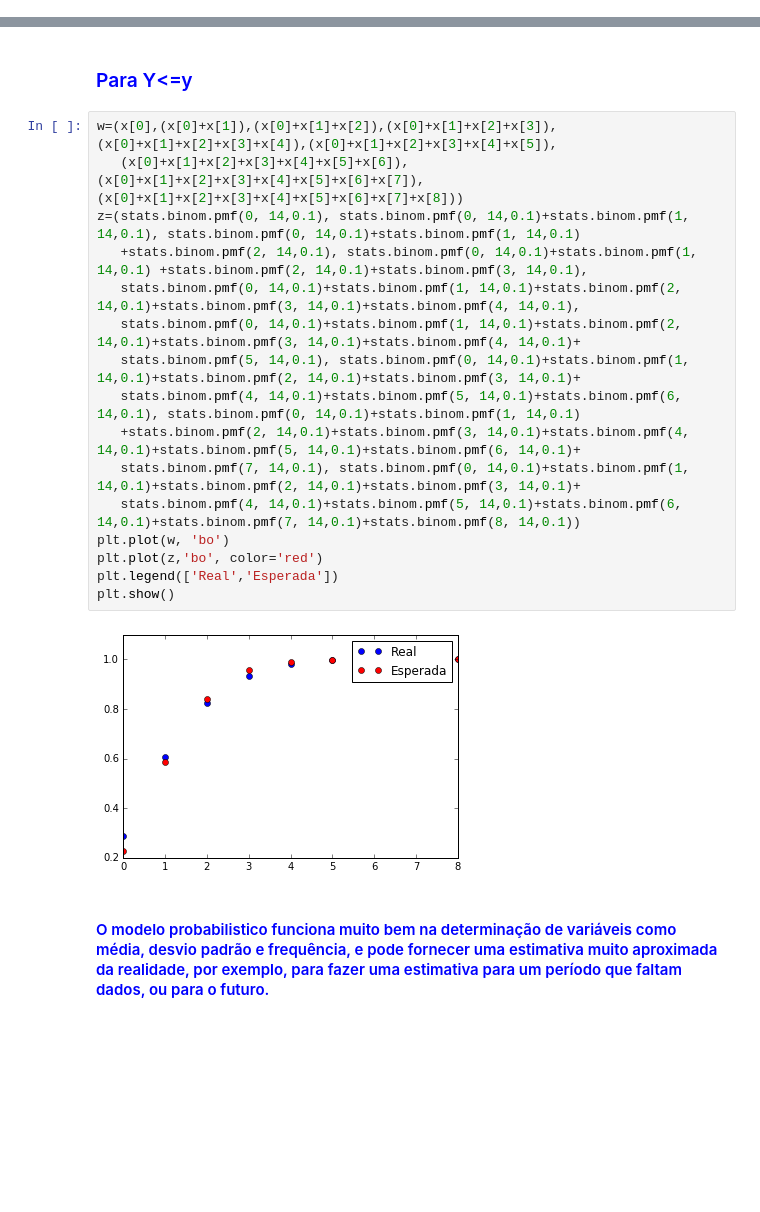
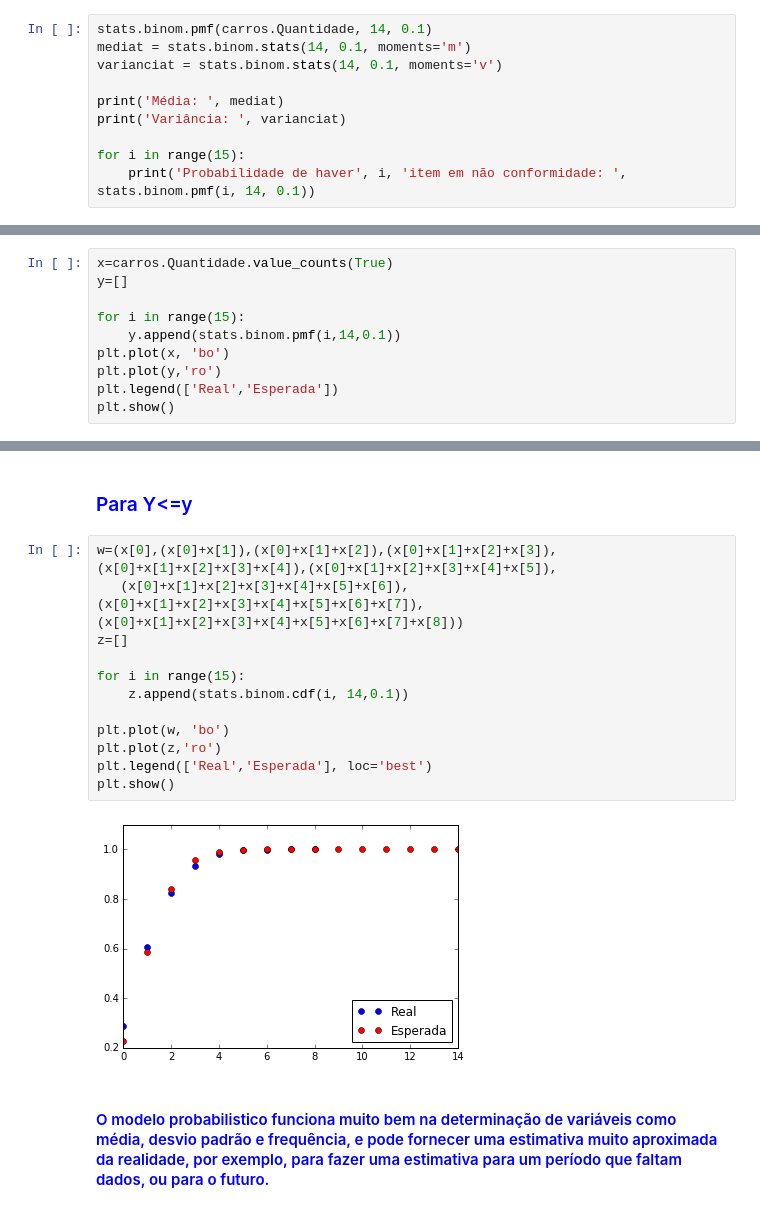
Before and after one commit to eduardotp1/CD, a Jupyter notebook: Modelos-Probabilisticos-Eduardo-Tirta-e-Vitória-Camilo-Turma-C.ipynb, the cells around one changed output, grey strips where cells are left out. Saved outputs shown, nothing was run; the diff lists cells and outputs as text; blank space fills up the shorter version.

```diff
--- a/Modelos-Probabilisticos-Eduardo-Tirta-e-Vitória-Camilo-Turma-C.ipynb
+++ b/Modelos-Probabilisticos-Eduardo-Tirta-e-Vitória-Camilo-Turma-C.ipynb
@@ -153,0 +113,10 @@ Probabilidade de haver 14 item em não conformidade:  1e-14
+# %%
+stats.binom.pmf(carros.Quantidade, 14, 0.1)
+mediat = stats.binom.stats(14, 0.1, moments='m')
+varianciat = stats.binom.stats(14, 0.1, moments='v')
+
+print('Média: ', mediat)
+print('Variância: ', varianciat)
+
+for i in range(15):
+    print('Probabilidade de haver', i, 'item em não conformidade: ', stats.binom.pmf(i, 14, 0.1))
@@ -165,0 +143,10 @@ plt.show()
+# %%
+x=carros.Quantidade.value_counts(True)
+y=[]
+
+for i in range(15):
+    y.append(stats.binom.pmf(i,14,0.1))
+plt.plot(x, 'bo')
+plt.plot(y,'ro')
+plt.legend(['Real','Esperada'])
+plt.show()
@@ -168,21 +157,17 @@ plt.show()
 # %%
 w=(x[0],(x[0]+x[1]),(x[0]+x[1]+x[2]),(x[0]+x[1]+x[2]+x[3]),(x[0]+x[1]+x[2]+x[3]+x[4]),(x[0]+x[1]+x[2]+x[3]+x[4]+x[5]),
    (x[0]+x[1]+x[2]+x[3]+x[4]+x[5]+x[6]),(x[0]+x[1]+x[2]+x[3]+x[4]+x[5]+x[6]+x[7]),(x[0]+x[1]+x[2]+x[3]+x[4]+x[5]+x[6]+x[7]+x[8]))
-z=(stats.binom.pmf(0, 14,0.1), stats.binom.pmf(0, 14,0.1)+stats.binom.pmf(1, 14,0.1), stats.binom.pmf(0, 14,0.1)+stats.binom.pmf(1, 14,0.1)
-   +stats.binom.pmf(2, 14,0.1), stats.binom.pmf(0, 14,0.1)+stats.binom.pmf(1, 14,0.1) +stats.binom.pmf(2, 14,0.1)+stats.binom.pmf(3, 14,0.1),
-   stats.binom.pmf(0, 14,0.1)+stats.binom.pmf(1, 14,0.1)+stats.binom.pmf(2, 14,0.1)+stats.binom.pmf(3, 14,0.1)+stats.binom.pmf(4, 14,0.1),
-   stats.binom.pmf(0, 14,0.1)+stats.binom.pmf(1, 14,0.1)+stats.binom.pmf(2, 14,0.1)+stats.binom.pmf(3, 14,0.1)+stats.binom.pmf(4, 14,0.1)+
-   stats.binom.pmf(5, 14,0.1), stats.binom.pmf(0, 14,0.1)+stats.binom.pmf(1, 14,0.1)+stats.binom.pmf(2, 14,0.1)+stats.binom.pmf(3, 14,0.1)+
-   stats.binom.pmf(4, 14,0.1)+stats.binom.pmf(5, 14,0.1)+stats.binom.pmf(6, 14,0.1), stats.binom.pmf(0, 14,0.1)+stats.binom.pmf(1, 14,0.1)
-   +stats.binom.pmf(2, 14,0.1)+stats.binom.pmf(3, 14,0.1)+stats.binom.pmf(4, 14,0.1)+stats.binom.pmf(5, 14,0.1)+stats.binom.pmf(6, 14,0.1)+
-   stats.binom.pmf(7, 14,0.1), stats.binom.pmf(0, 14,0.1)+stats.binom.pmf(1, 14,0.1)+stats.binom.pmf(2, 14,0.1)+stats.binom.pmf(3, 14,0.1)+
-   stats.binom.pmf(4, 14,0.1)+stats.binom.pmf(5, 14,0.1)+stats.binom.pmf(6, 14,0.1)+stats.binom.pmf(7, 14,0.1)+stats.binom.pmf(8, 14,0.1))
+z=[]
+
+for i in range(15):
+    z.append(stats.binom.cdf(i, 14,0.1))
+
 plt.plot(w, 'bo')
-plt.plot(z,'bo', color='red')
-plt.legend(['Real','Esperada'])
+plt.plot(z,'ro')
+plt.legend(['Real','Esperada'], loc='best')
 plt.show()
 # %% [output]
-[figure, old version]
+[figure, new version]
 # %% [markdown]
 #### <font color='blue'>O modelo probabilistico funciona muito bem na determinação de variáveis como média, desvio padrão e frequência, e pode fornecer uma estimativa muito aproximada da realidade, por exemplo, para fazer uma estimativa para um período que faltam dados, ou para o futuro.</font>
 # %% [markdown]
```
Also changed, not shown: parts of 15 cells of this notebook.
